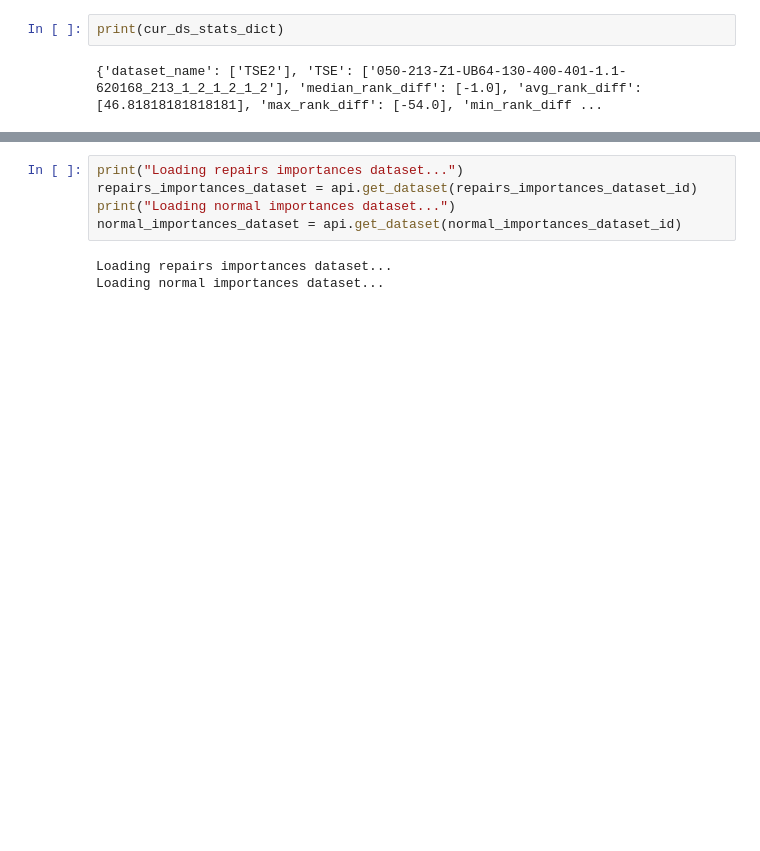
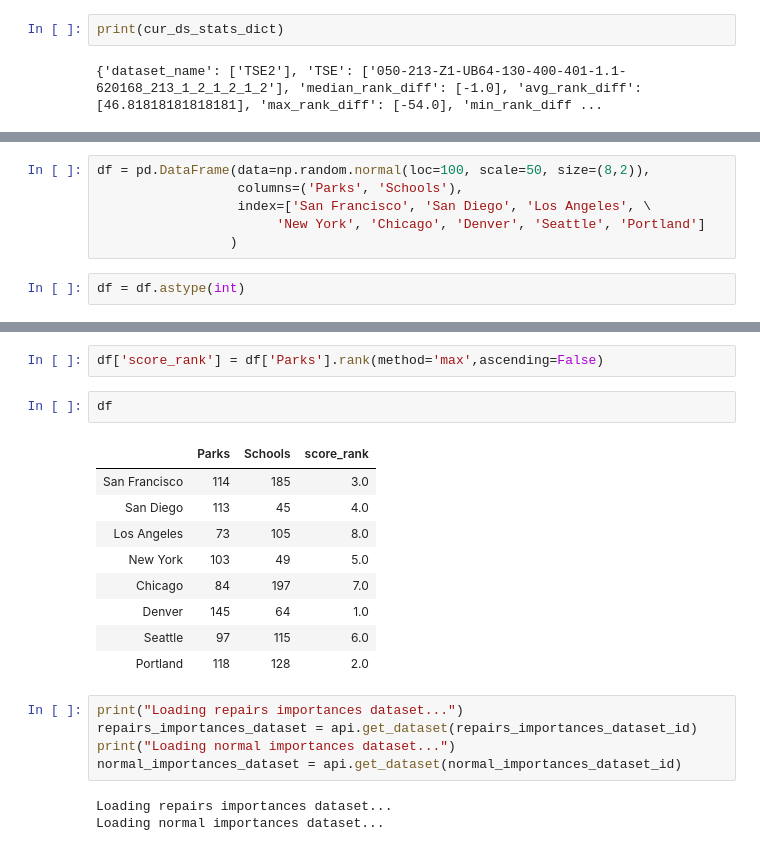
Before and after one commit to guillemvidalfite/ml-utils, a Jupyter notebook: anomaly-importances-util/notebooks/Python_development.ipynb, the cells around one changed output, grey strips where cells are left out. Saved outputs shown, nothing was run; the diff lists cells and outputs as text; blank space fills up the shorter version.

```diff
--- a/anomaly-importances-util/notebooks/Python_development.ipynb
+++ b/anomaly-importances-util/notebooks/Python_development.ipynb
@@ -413,0 +451,8 @@ print(cur_ds_stats_dict)
+# %%
+df = pd.DataFrame(data=np.random.normal(loc=100, scale=50, size=(8,2)),
+                  columns=('Parks', 'Schools'),
+                  index=['San Francisco', 'San Diego', 'Los Angeles', \
+                       'New York', 'Chicago', 'Denver', 'Seattle', 'Portland']
+                 )
+# %%
+df = df.astype(int)
@@ -414,3 +471,17 @@ print(cur_ds_stats_dict)
+# %%
+df['score_rank'] = df['Parks'].rank(method='max',ascending=False)
+# %%
+df
+# %% [output]
+|  | Parks | Schools | score_rank |
+| San Francisco | 114 | 185 | 3.0 |
+| San Diego | 113 | 45 | 4.0 |
+| Los Angeles | 73 | 105 | 8.0 |
+| New York | 103 | 49 | 5.0 |
+| Chicago | 84 | 197 | 7.0 |
+| Denver | 145 | 64 | 1.0 |
+| Seattle | 97 | 115 | 6.0 |
+| Portland | 118 | 128 | 2.0 |
 # %%
 print("Loading repairs importances dataset...")
 repairs_importances_dataset = api.get_dataset(repairs_importances_dataset_id)
```
Also changed, not shown: parts of 6 cells of this notebook, 6 other files.
